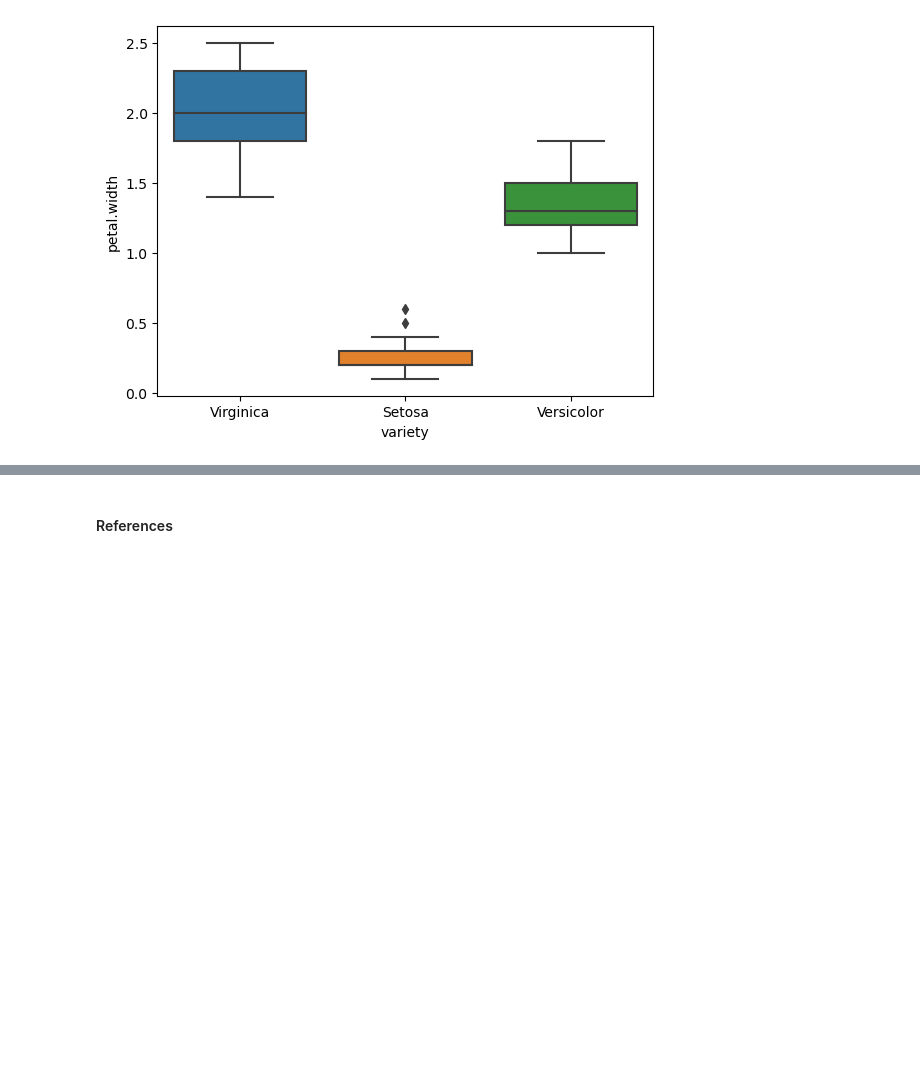
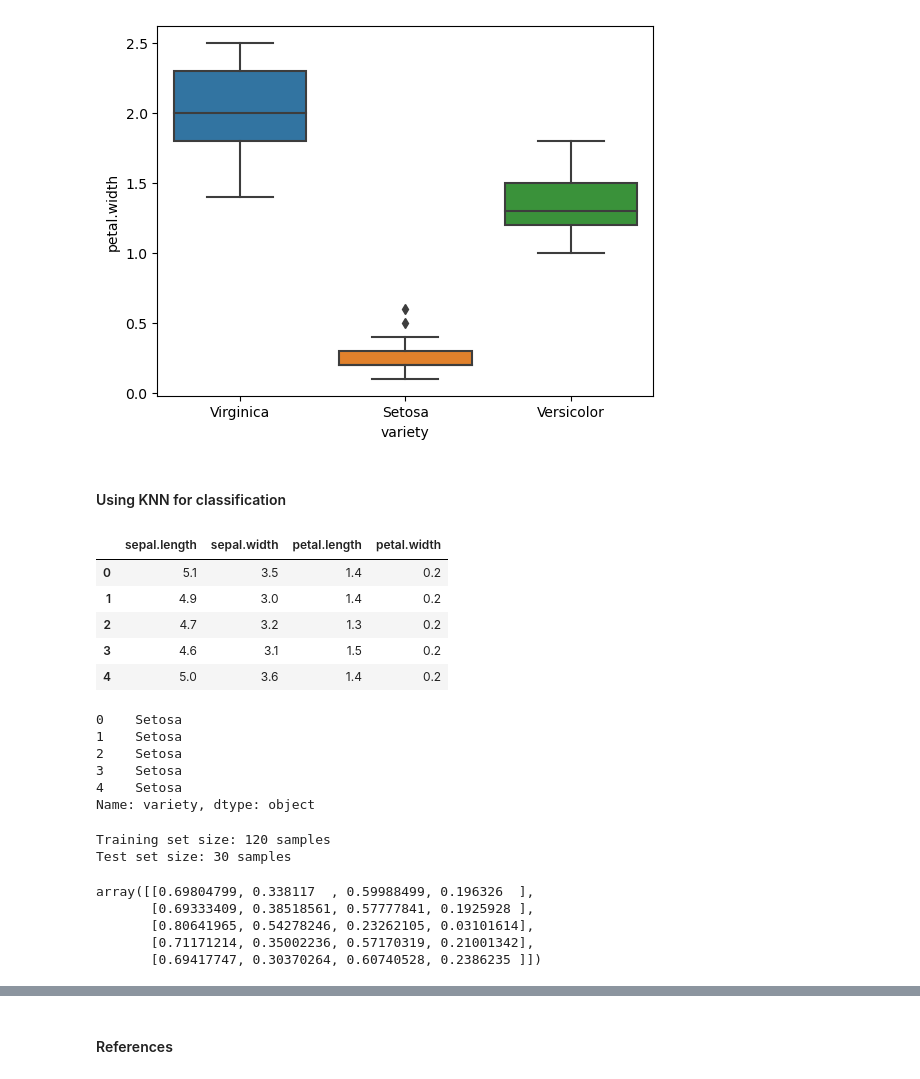
Before and after one commit to pcsukumar/mlprojects, a Jupyter notebook: project.ipynb, the cells around one changed output, grey strips where cells are left out. Cells and saved outputs as stored; diff of their text form; code cells hidden in the pictures; blank space fills up the shorter version.

```diff
--- a/project.ipynb
+++ b/project.ipynb
@@ -188,3 +188,5 @@ for col in num_cols:
 [figure]
 [figure]
 [figure]
+# %% [markdown]
+#### Using KNN for classification
@@ -190,0 +198,22 @@ for col in num_cols:
+# %%
+#Split the data into X and Y
+X = df.drop('variety', axis=1)  # Features (sepal length, sepal width, petal length, petal width)
+y = df['variety']  # Target (setosa, versicolor, virginica)
+# %%
+X.head(5)
+# %% [output]
+|  | sepal.length | sepal.width | petal.length | petal.width |
+| 0 | 5.1 | 3.5 | 1.4 | 0.2 |
+| 1 | 4.9 | 3.0 | 1.4 | 0.2 |
+| 2 | 4.7 | 3.2 | 1.3 | 0.2 |
+| 3 | 4.6 | 3.1 | 1.5 | 0.2 |
+| 4 | 5.0 | 3.6 | 1.4 | 0.2 |
+# %%
+y.head(5)
+# %% [output]
+0    Setosa
+1    Setosa
+2    Setosa
+3    Setosa
+4    Setosa
+Name: variety, dtype: object
@@ -190,0 +229,5 @@ for col in num_cols:
+# %%
+print(f'Training set size: {x_train.shape[0]} samples \nTest set size: {x_test.shape[0]} samples')
+# %% [output]
+Training set size: 120 samples
+Test set size: 30 samples
@@ -190,0 +239,8 @@ for col in num_cols:
+# %%
+normalized_x_train[0:5]
+# %% [output]
+array([[0.69804799, 0.338117  , 0.59988499, 0.196326  ],
+       [0.69333409, 0.38518561, 0.57777841, 0.1925928 ],
+       [0.80641965, 0.54278246, 0.23262105, 0.03101614],
+       [0.71171214, 0.35002236, 0.57170319, 0.21001342],
+       [0.69417747, 0.30370264, 0.60740528, 0.2386235 ]])
```
Also changed, not shown: parts of 7 cells of this notebook.
